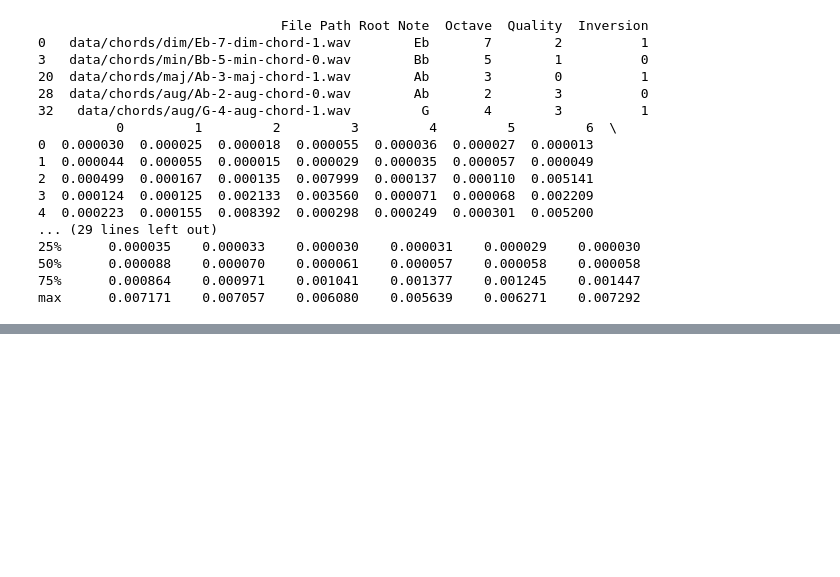
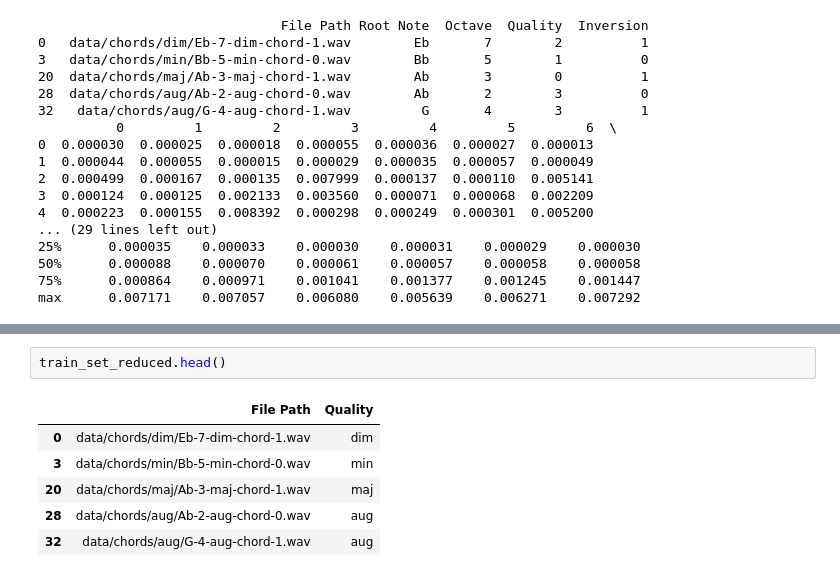
Before and after one commit to adrianmc15/MATH156-Chord-Transcription, a Jupyter notebook: stage_3_cnn_classifier_part_1.ipynb, the cells around one changed output, grey strips where cells are left out. Drawn from its saved outputs; the diff is of its cells as text; blank space fills up the shorter version.

```diff
--- a/stage_3_cnn_classifier_part_1.ipynb
+++ b/stage_3_cnn_classifier_part_1.ipynb
@@ -529,0 +567,9 @@ spectrogram, label = preprocess(train_set['File Path'], label)
+# %%
+train_set_reduced.head()
+# %% [output]
+|  | File Path | Quality |
+| 0 | data/chords/dim/Eb-7-dim-chord-1.wav | dim |
+| 3 | data/chords/min/Bb-5-min-chord-0.wav | min |
+| 20 | data/chords/maj/Ab-3-maj-chord-1.wav | maj |
+| 28 | data/chords/aug/Ab-2-aug-chord-0.wav | aug |
+| 32 | data/chords/aug/G-4-aug-chord-1.wav | aug |
```
Also changed, not shown: parts of 12 cells of this notebook.
